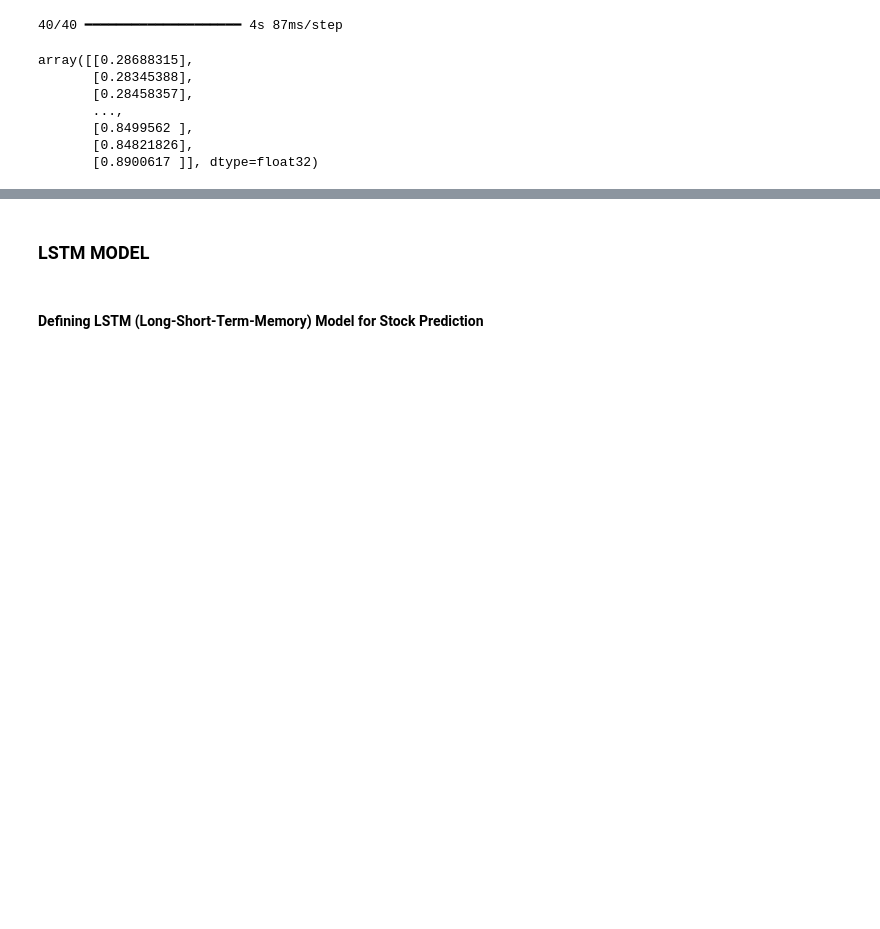
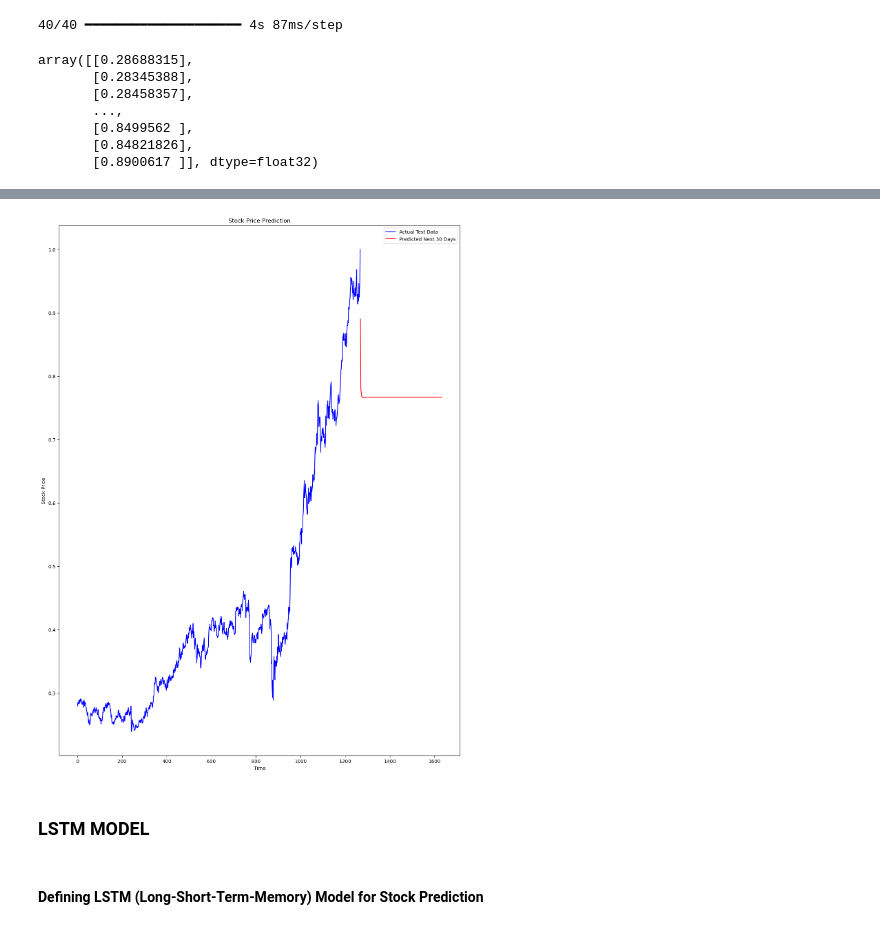
Before and after one commit to nilayjain12/Stock-Price-Prediction, a Jupyter notebook: notebooks/StockPricePrediction.ipynb, the cells around one changed output, grey strips where cells are left out. Saved outputs shown, nothing was run; the diff lists cells and outputs as text; code cells hidden in the pictures; blank space fills up the shorter version.

```diff
--- a/notebooks/StockPricePrediction.ipynb
+++ b/notebooks/StockPricePrediction.ipynb
@@ -318,0 +330,27 @@ plt.show()
+# %%
+# Get the last sequence from the test data
+last_sequence_gru = x_test[-1]  # shape (150, 3)
+
+# Create an empty list to store the predicted values
+predicted_stock_prices_gru = []
+# %%
+# Predict the stock price for the next 30 days
+for _ in range(365):
+    # Reshape last_sequence to fit the model input shape (1, sequence_length, num_features)
+    last_sequence_reshaped_gru = np.reshape(last_sequence_gru, (1, last_sequence_gru.shape[0], last_sequence_gru.shape[1]))
+
+    # Predict the next stock price
+    next_price_gru = model_gru.predict(last_sequence_reshaped_gru)
+
+    # Append the predicted price to the predicted_stock_prices list
+    predicted_stock_prices_gru.append(next_price_gru[0, 0])
+
+    # Prepare the next input sequence
+    # Remove the first element and add the new predicted price at the end
+    new_element_gru = np.array([next_price_gru[0, 0], last_sequence_gru[-1, 1], last_sequence_gru[-1, 2]])  # assuming 3 features
+    last_sequence_gru = np.vstack((last_sequence_gru[1:], new_element_gru))
+
+# Convert predicted_stock_prices list to a numpy array
+predicted_stock_prices_gru = np.array(predicted_stock_prices_gru)
+
+print(predicted_stock_prices_gru)
@@ -319,3 +375,15 @@ plt.show()
+# %%
+# Plot the actual test predictions and the predicted next 30 days
+plt.figure(figsize=(15, 20))
+plt.plot(range(len(y_test)), y_test, color='blue', label='Actual Test Data')
+plt.plot(range(len(y_test), len(y_test) + len(predicted_stock_prices_gru)), predicted_stock_prices_gru, color='red', label='Predicted Next 30 Days')
+plt.xlabel('Time')
+plt.ylabel('Stock Price')
+plt.title('Stock Price Prediction')
+plt.legend()
+plt.show()
+# %% [output]
+[figure, added]
 # %% [markdown]
 ### **LSTM MODEL**
 # %% [markdown]
```
Also changed, not shown: parts of 10 cells of this notebook, 3 other files.
